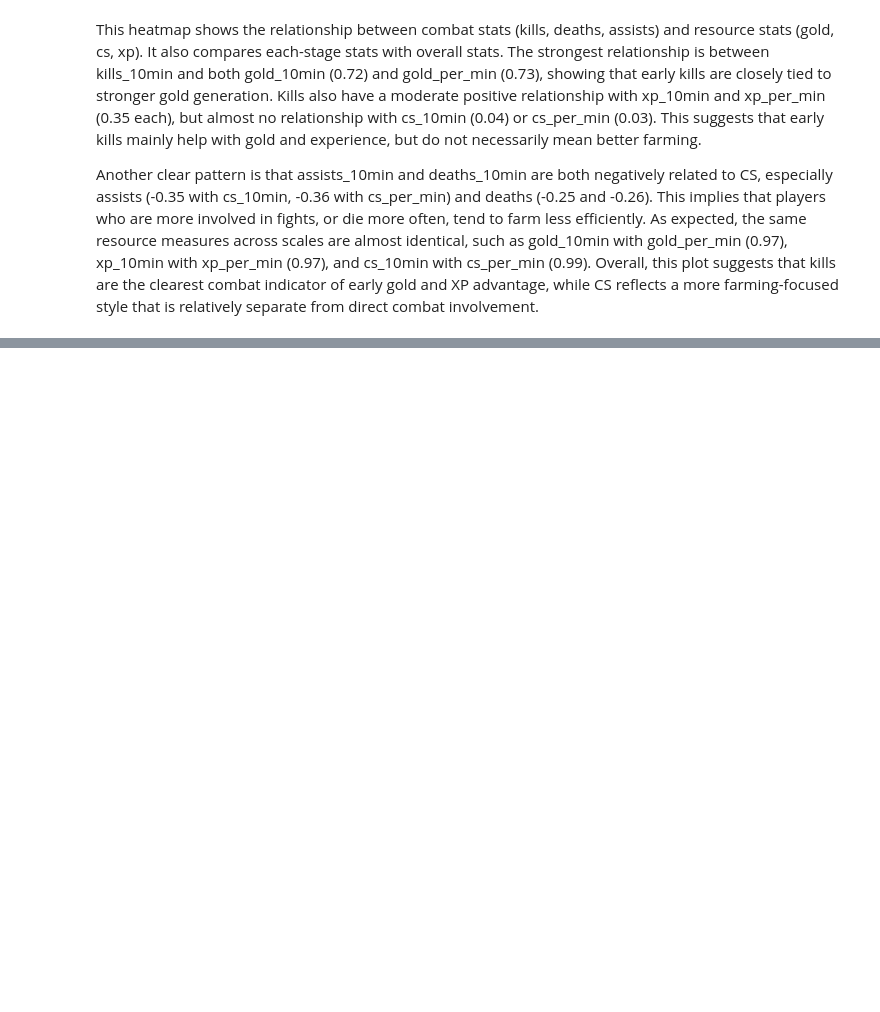
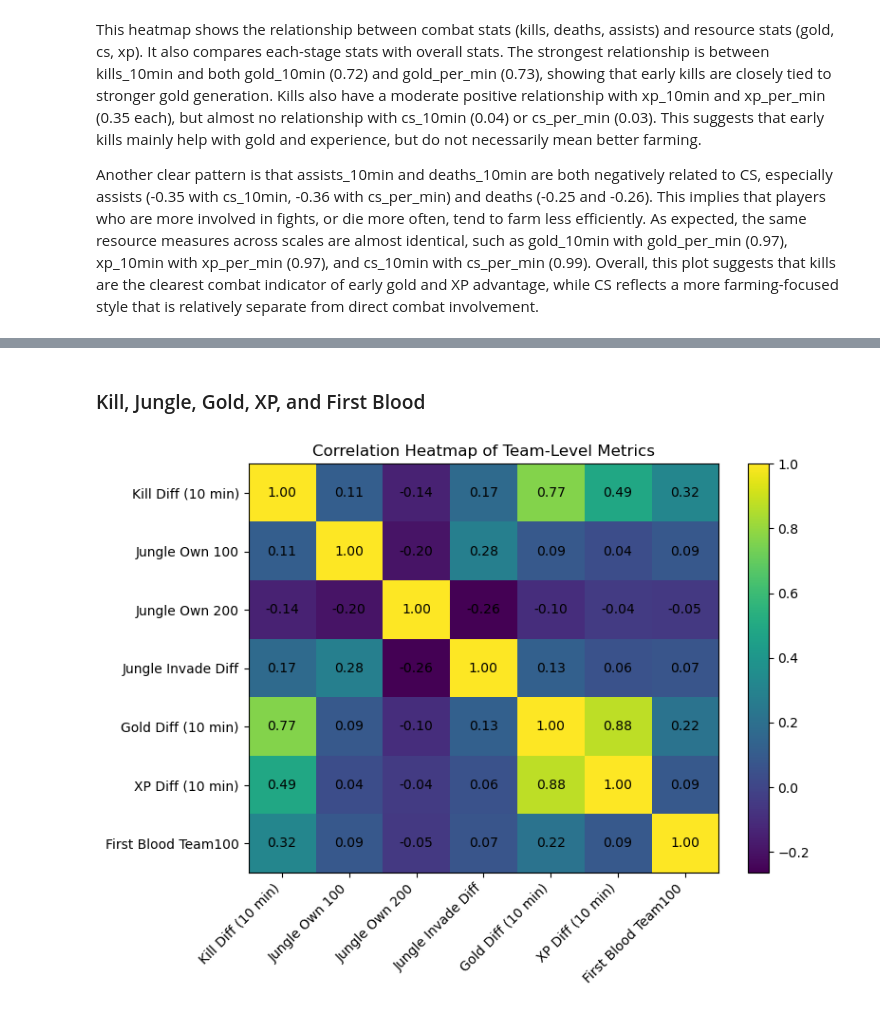
Before and after one commit to Ericcddong/5300_final_project, a Jupyter notebook: EDA/EDA.ipynb, the cells around one changed output, grey strips where cells are left out. Saved outputs shown, nothing was run; the diff lists cells and outputs as text; code cells hidden in the pictures; blank space fills up the shorter version.

```diff
--- a/EDA/EDA.ipynb
+++ b/EDA/EDA.ipynb
@@ -337,0 +522,43 @@ Another clear pattern is that assists_10min and deaths_10min are both negatively
+# %% [markdown]
+### Kill, Jungle, Gold, XP, and First Blood
+# %%
+cols = [
+    "kill_diff_10min",
+    "jungle_own_100",
+    "jungle_own_200",
+    "jungle_invade_diff",
+    "gold_diff_10min",
+    "xp_diff_10min",
+    "first_blood_team100"
+]
+
+labels = [
+    "Kill Diff (10 min)",
+    "Jungle Own 100",
+    "Jungle Own 200",
+    "Jungle Invade Diff",
+    "Gold Diff (10 min)",
+    "XP Diff (10 min)",
+    "First Blood Team100"
+]
+
+corr = team_diff[cols].corr()
+
+fig, ax = plt.subplots(figsize=(8, 6))
+im = ax.imshow(corr, aspect="auto")
+
+ax.set_xticks(range(len(cols)))
+ax.set_yticks(range(len(cols)))
+ax.set_xticklabels(labels, rotation=45, ha="right")
+ax.set_yticklabels(labels)
+
+for i in range(len(cols)):
+    for j in range(len(cols)):
+        ax.text(j, i, f"{corr.iloc[i, j]:.2f}", ha="center", va="center")
+
+ax.set_title("Correlation Heatmap of Team-Level Metrics")
+plt.colorbar(im)
+plt.tight_layout()
+plt.show()
+# %% [output]
+[figure, added]
```
Also changed, not shown: parts of 26 cells of this notebook, 1 other file.
